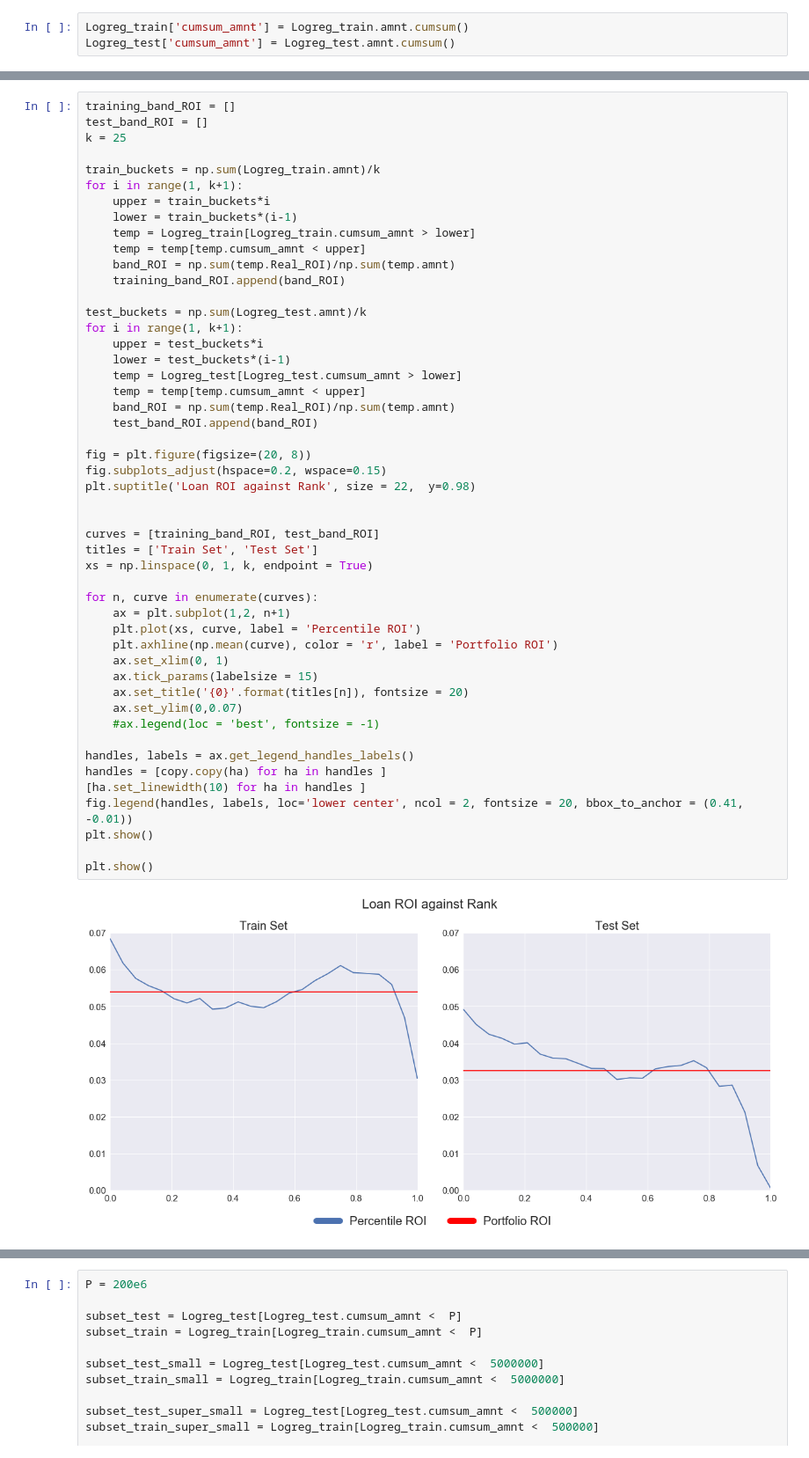
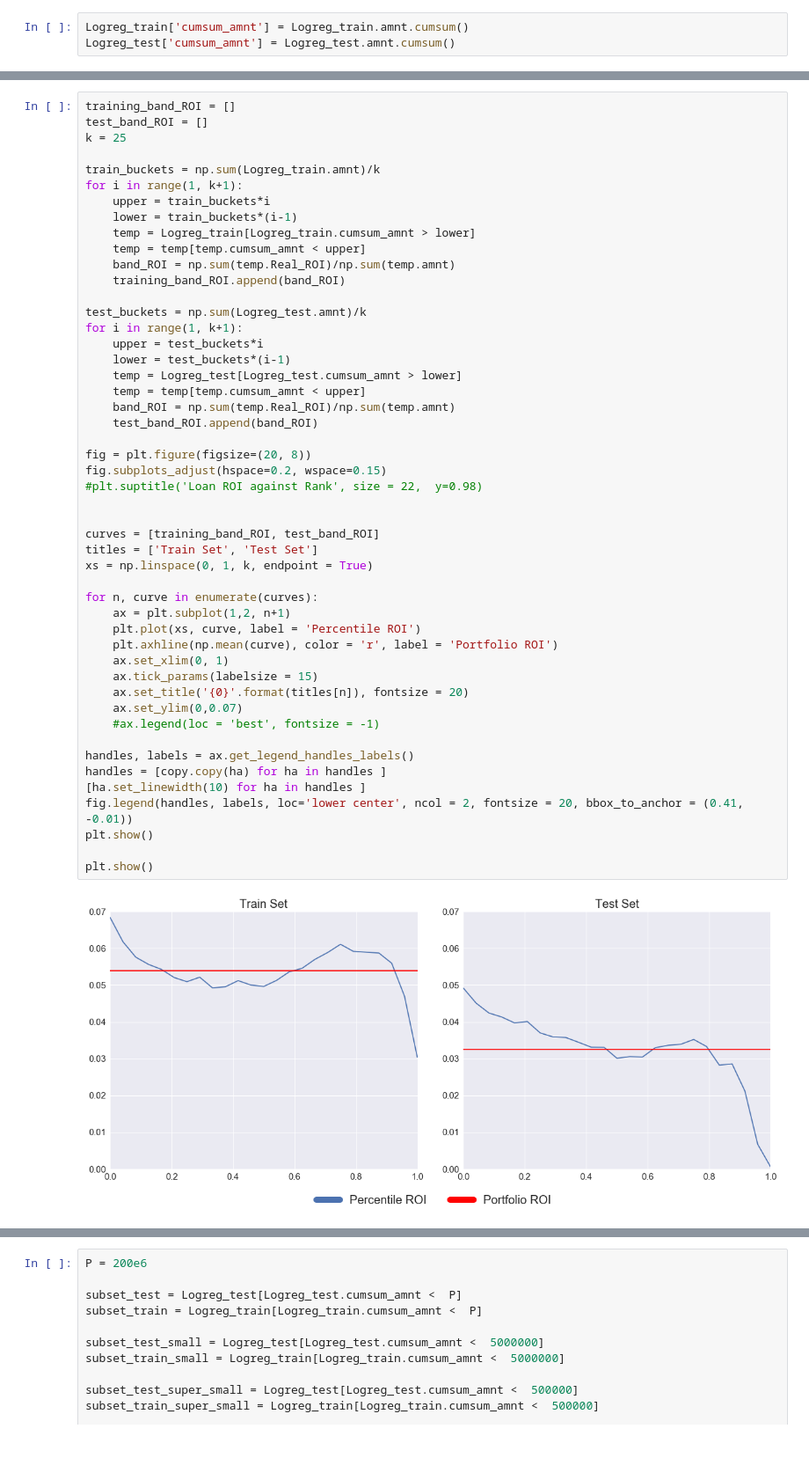
Before and after one commit to bhavenp/209A-FinalProject, a Jupyter notebook: hugo/ROI_website_sheet.ipynb, the cells around one changed output, grey strips where cells are left out. Shown: that part at 88% size. Cells and saved outputs as stored; diff of their text form.

```diff
--- a/hugo/ROI_website_sheet.ipynb
+++ b/hugo/ROI_website_sheet.ipynb
@@ -262,32 +280,32 @@ for i in range(1, k+1):
     temp = temp[temp.cumsum_amnt < upper]
     band_ROI = np.sum(temp.Real_ROI)/np.sum(temp.amnt)
     test_band_ROI.append(band_ROI)
 
 fig = plt.figure(figsize=(20, 8))
 fig.subplots_adjust(hspace=0.2, wspace=0.15)
-plt.suptitle('Loan ROI against Rank', size = 22,  y=0.98)
+#plt.suptitle('Loan ROI against Rank', size = 22,  y=0.98)
 
 
 curves = [training_band_ROI, test_band_ROI]
 titles = ['Train Set', 'Test Set']
 xs = np.linspace(0, 1, k, endpoint = True)
 
 for n, curve in enumerate(curves):
     ax = plt.subplot(1,2, n+1)
     plt.plot(xs, curve, label = 'Percentile ROI')
     plt.axhline(np.mean(curve), color = 'r', label = 'Portfolio ROI')
     ax.set_xlim(0, 1)
     ax.tick_params(labelsize = 15)
     ax.set_title('{0}'.format(titles[n]), fontsize = 20)
     ax.set_ylim(0,0.07)
     #ax.legend(loc = 'best', fontsize = -1)
 
 handles, labels = ax.get_legend_handles_labels()
 handles = [copy.copy(ha) for ha in handles ]
 [ha.set_linewidth(10) for ha in handles ]
 fig.legend(handles, labels, loc='lower center', ncol = 2, fontsize = 20, bbox_to_anchor = (0.41, -0.01))
 plt.show()
 
 plt.show()
 # %% [output]
-[figure, old version]
+[figure, new version]
```
Also changed, not shown: parts of 18 cells of this notebook, 6 other files.
